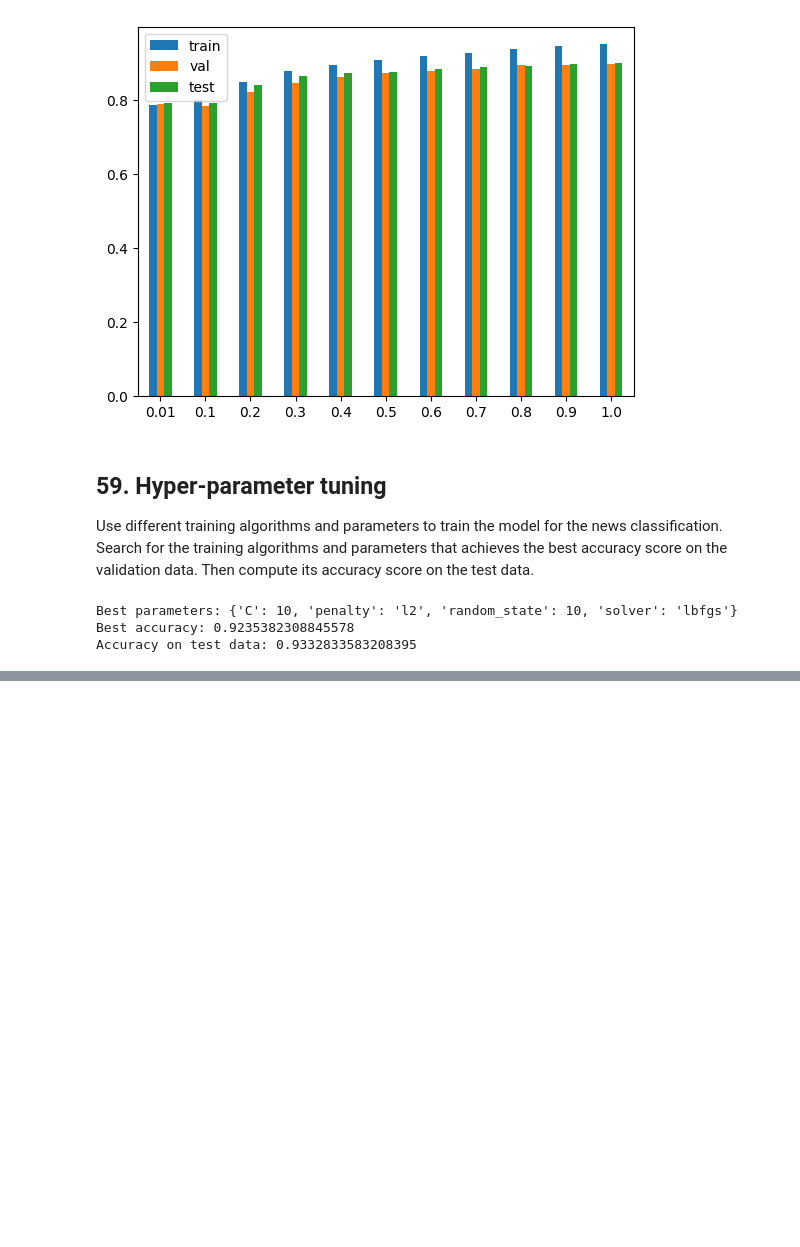
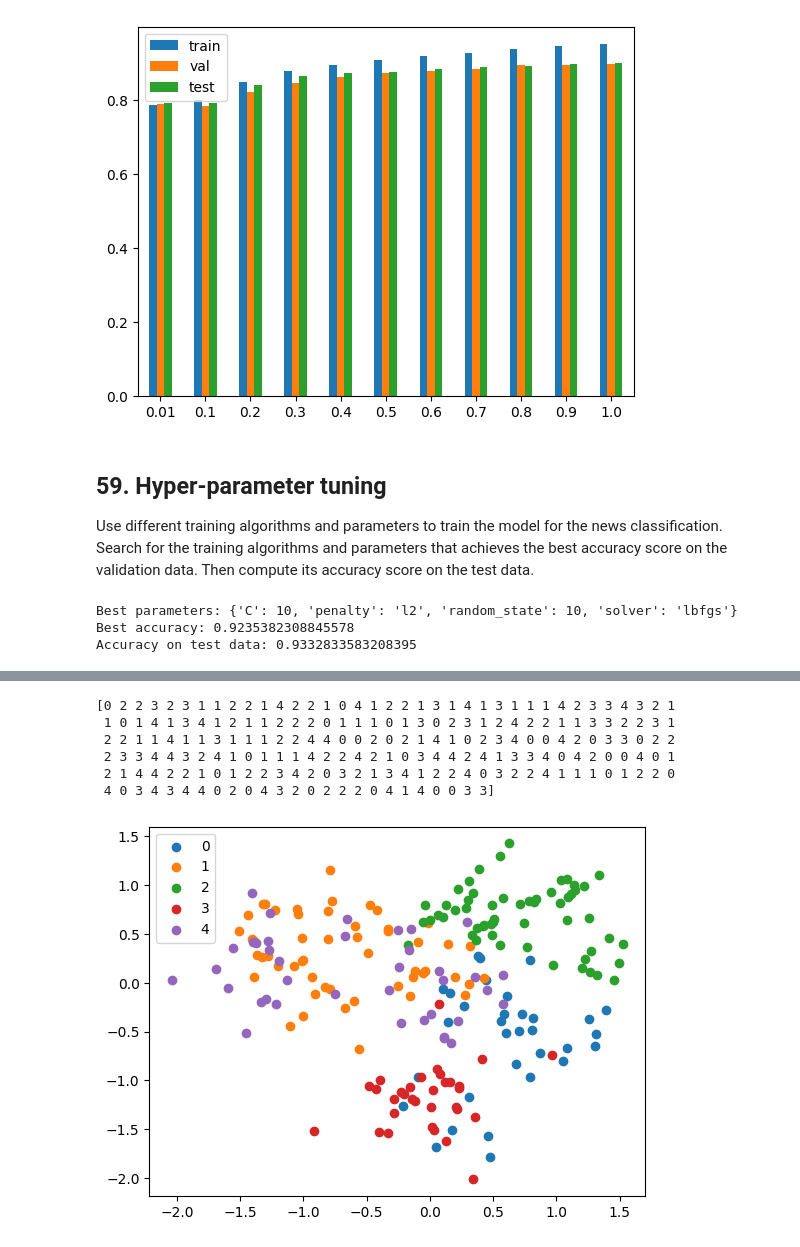
Before and after one commit to rizstwn/llm-learning, a Jupyter notebook: nlp-hundred-exercise.ipynb, the cells around one changed output, grey strips where cells are left out. Drawn from its saved outputs; the diff is of its cells as text; code cells hidden in the pictures; blank space fills up the shorter version.

Commit message:
finish chapter 7

```diff
--- a/nlp-hundred-exercise.ipynb
+++ b/nlp-hundred-exercise.ipynb
@@ -1589,0 +1598,4 @@ Accuracy on test data: 0.9332833583208395
+# %%
+from gensim.models.keyedvectors import KeyedVectors
+model = KeyedVectors.load_word2vec_format("nlp100-files/chapter7/GoogleNews-vectors-negative300.bin", binary=True)
+model.save_word2vec_format("nlp100-files/chapter7/GoogleNews-vectors-negative300.txt", binary=False)
@@ -1589,0 +1713,4 @@ Accuracy on test data: 0.9332833583208395
+# %%
+country_df = pd.read_csv("nlp100-files/chapter7/country.csv")
+country_df['value'] = country_df['value'].apply(lambda x: "_".join(x.split(" ")))
+country_df["vec"] = country_df['value'].apply(lambda x: model[x] if x in model else None)
@@ -1589,0 +1738,25 @@ Accuracy on test data: 0.9332833583208395
+# %%
+from sklearn.cluster import KMeans
+clf = KMeans(n_clusters=5)
+clf.fit(country_df.dropna()['vec'].to_list())
+print(clf.labels_)
+# %% [output]
+[0 2 2 3 2 3 1 1 2 2 1 4 2 2 1 0 4 1 2 2 1 3 1 4 1 3 1 1 1 4 2 3 3 4 3 2 1
+ 1 0 1 4 1 3 4 1 2 1 1 2 2 2 0 1 1 1 0 1 3 0 2 3 1 2 4 2 2 1 1 3 3 2 2 3 1
+ 2 2 1 1 4 1 1 3 1 1 1 2 2 4 4 0 0 2 0 2 1 4 1 0 2 3 4 0 0 4 2 0 3 3 0 2 2
+ 2 3 3 4 4 3 2 4 1 0 1 1 1 4 2 2 4 2 1 0 3 4 4 2 4 1 3 3 4 0 4 2 0 0 4 0 1
+ 2 1 4 4 2 2 1 0 1 2 2 3 4 2 0 3 2 1 3 4 1 2 2 4 0 3 2 2 4 1 1 1 0 1 2 2 0
+ 4 0 3 4 3 4 4 0 2 0 4 3 2 0 2 2 2 0 4 1 4 0 0 3 3]
+# %%
+from sklearn.decomposition import PCA
+import matplotlib.pyplot as plt
+import numpy as np
+
+pca = PCA(n_components=2)
+vec_pca = pca.fit_transform(country_df.dropna()['vec'].to_list())
+for i in np.unique(clf.labels_):
+    plt.scatter(x=vec_pca[np.where(clf.labels_==i)][:,0],y=vec_pca[np.where(clf.labels_==i)][:,1], label=i)
+plt.legend()
+plt.show()
+# %% [output]
+[figure, added]
```
Also changed, not shown: parts of 24 cells of this notebook.
